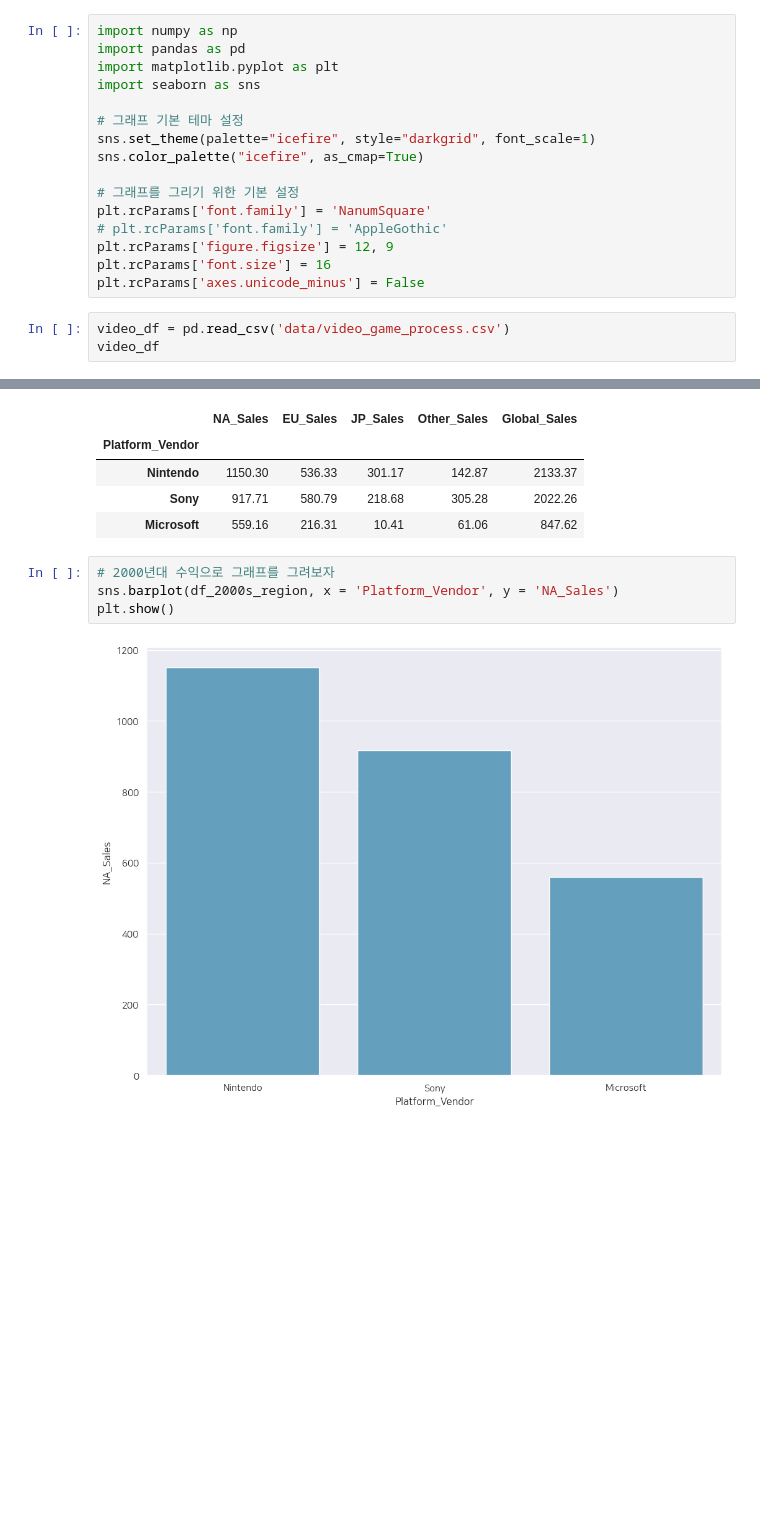
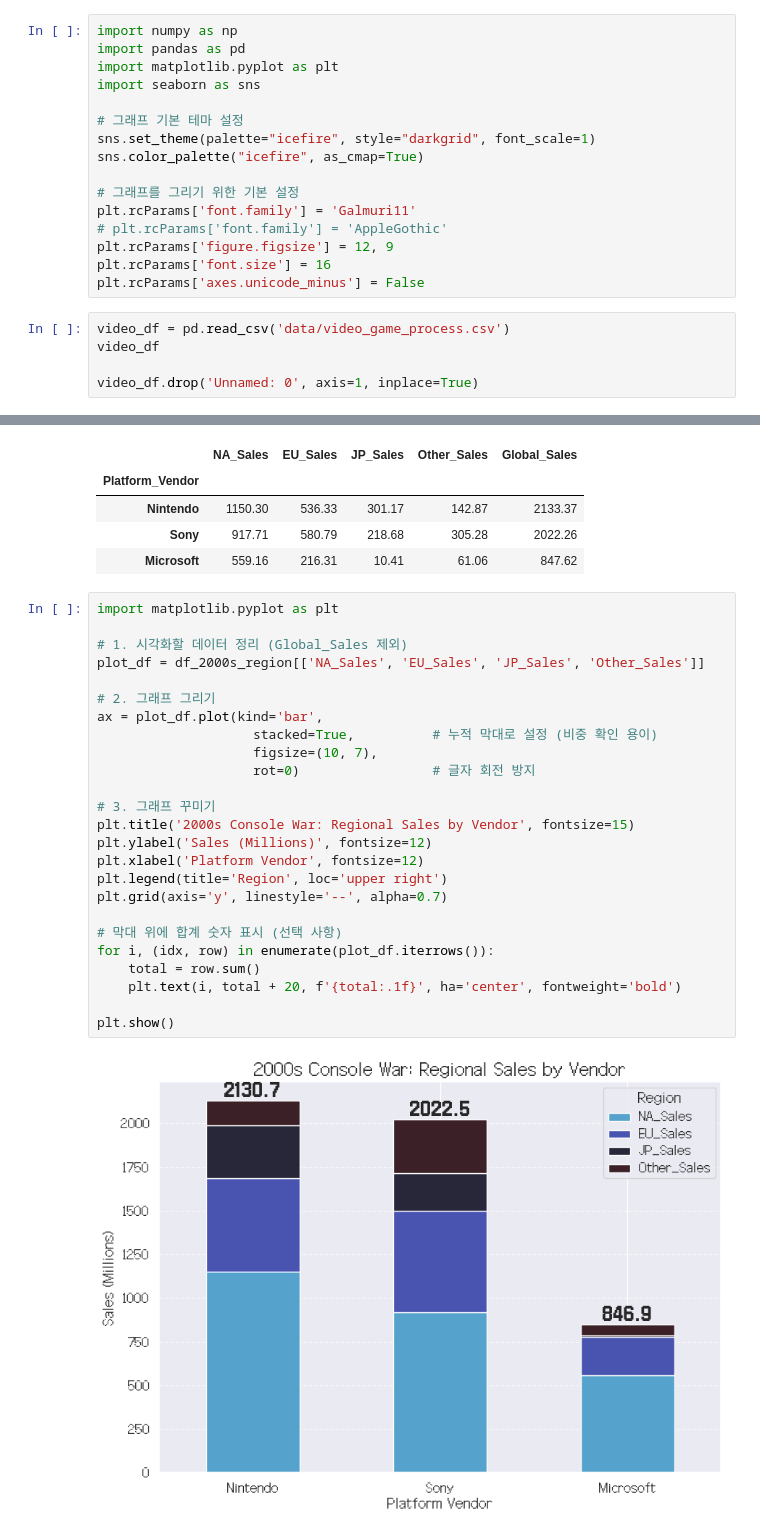
Before and after one commit to koreanraichu/Python, a Jupyter notebook: Jupyter file/Project/Kaggle EDA/99_video games.ipynb, the cells around one changed output, grey strips where cells are left out. Cells and saved outputs as stored; diff of their text form; blank space fills up the shorter version.

```diff
--- a/Jupyter file/Project/Kaggle EDA/99_video games.ipynb
+++ b/Jupyter file/Project/Kaggle EDA/99_video games.ipynb
@@ -20,7 +20,7 @@ sns.set_theme(palette="icefire", style="darkgrid", font_scale=1)
 sns.color_palette("icefire", as_cmap=True)
 
 # 그래프를 그리기 위한 기본 설정
-plt.rcParams['font.family'] = 'NanumSquare'
+plt.rcParams['font.family'] = 'Galmuri11'
 # plt.rcParams['font.family'] = 'AppleGothic'
 plt.rcParams['figure.figsize'] = 12, 9
 plt.rcParams['font.size'] = 16
@@ -28,3 +28,5 @@ plt.rcParams['axes.unicode_minus'] = False
 # %%
 video_df = pd.read_csv('data/video_game_process.csv')
 video_df
+
+video_df.drop('Unnamed: 0', axis=1, inplace=True)
@@ -673,8 +661,29 @@ df_2000s_region
 | Sony | 917.71 | 580.79 | 218.68 | 305.28 | 2022.26 |
 | Microsoft | 559.16 | 216.31 | 10.41 | 61.06 | 847.62 |
 # %%
-# 2000년대 수익으로 그래프를 그려보자
-sns.barplot(df_2000s_region, x = 'Platform_Vendor', y = 'NA_Sales')
+import matplotlib.pyplot as plt
+
+# 1. 시각화할 데이터 정리 (Global_Sales 제외)
+plot_df = df_2000s_region[['NA_Sales', 'EU_Sales', 'JP_Sales', 'Other_Sales']]
+
+# 2. 그래프 그리기
+ax = plot_df.plot(kind='bar',
+                    stacked=True,          # 누적 막대로 설정 (비중 확인 용이)
+                    figsize=(10, 7),
+                    rot=0)                 # 글자 회전 방지
+
+# 3. 그래프 꾸미기
+plt.title('2000s Console War: Regional Sales by Vendor', fontsize=15)
+plt.ylabel('Sales (Millions)', fontsize=12)
+plt.xlabel('Platform Vendor', fontsize=12)
+plt.legend(title='Region', loc='upper right')
+plt.grid(axis='y', linestyle='--', alpha=0.7)
+
+# 막대 위에 합계 숫자 표시 (선택 사항)
+for i, (idx, row) in enumerate(plot_df.iterrows()):
+    total = row.sum()
+    plt.text(i, total + 20, f'{total:.1f}', ha='center', fontweight='bold')
+
 plt.show()
 # %% [output]
-[figure, old version]
+[figure, new version]
```
Also changed, not shown: parts of 19 cells of this notebook.
